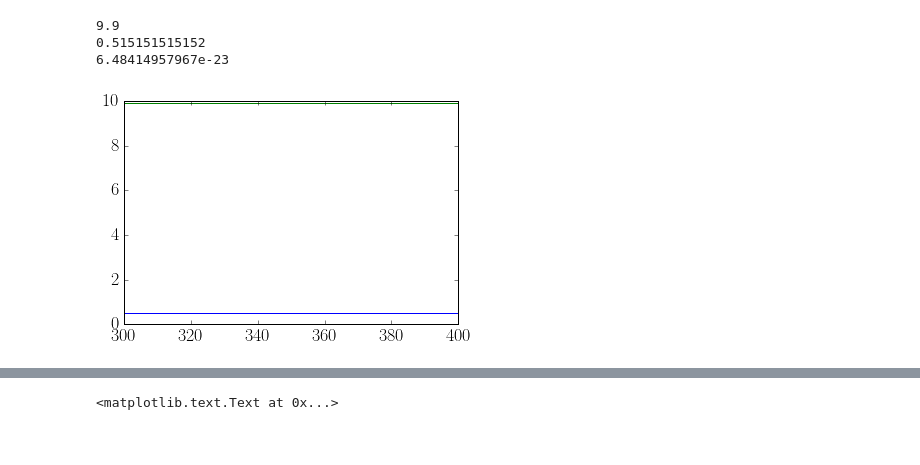
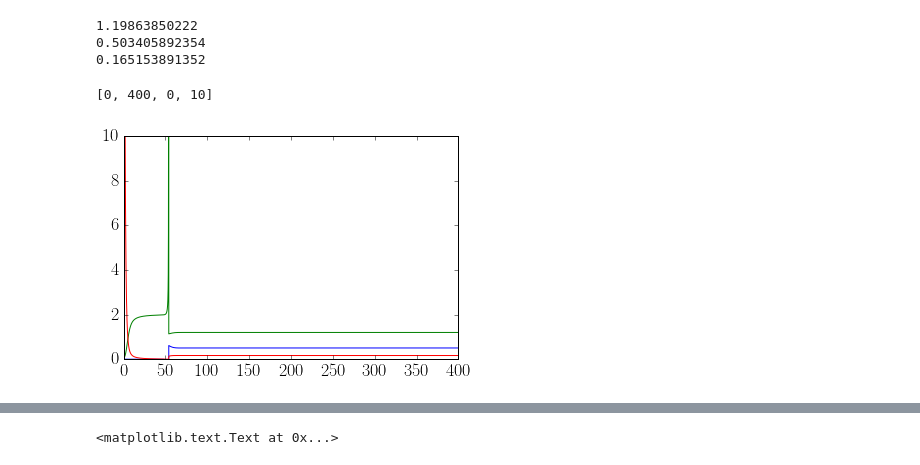
Before and after one commit to reand705/IGP, a Jupyter notebook: IGP_without_space.ipynb, the cells around one changed output, grey strips where cells are left out. Saved outputs shown, nothing was run; the diff lists cells and outputs as text; code cells hidden in the pictures.

```diff
--- a/IGP_without_space.ipynb
+++ b/IGP_without_space.ipynb
@@ -18,8 +18,8 @@ matplotlib.rcParams.update({'font.size': 18})
 #Integração - IGP sem espaço
 # %%
 #Discret tempo
-Tmax = 400
-N = 4000
+Tmax = 1000
+N = 20000
 # %%
 #lado direito das edos
 def ddt(y, t):
@@ -28,9 +28,9 @@ def ddt(y, t):
     C1 = y[1]
     C2 = y[2]
 
-    dRdt = mu - R*(1 + C1 + C2)
-    dC1dt = C1*(R - m1 - alpha*C2)
-    dC2dt = C2*(m2*gamma*R/m1 - m2 + beta*alpha*C1)
+    dRdt = mu - R*(phi + a1*C1 + a2*C2)
+    dC1dt = C1*(rho1*a1*R - m1 - alpha*C2)
+    dC2dt = C2*(rho2*a2*R - m2 + beta*alpha*C1)
 
     return np.r_[dRdt,dC1dt,dC2dt]
 # %%
@@ -59,15 +71,15 @@ def fixed_points():
 # %%
 #Integre um caso aqui
-mu = 15
+mu = 2
 phi = 1;
-alpha = 0.1;
+alpha = 0.9;
 gamma = 0.5;
-beta = 8;
-m1 = 1;
-m2 = 5;
+beta = 0.9;
+m1 = 1.05;
+m2 = 0.95;
 t = np.linspace(0,Tmax,N)
 #pop inicial
-R0,C10,C20 = 1.0,1.0,1.0
+R0,C10,C20 = 20.0,20.0,20.0
 y0 = np.r_[R0,C10,C20]
 
 sol = scipy.integrate.odeint(ddt,y0,t)
@@ -75,25 +87,26 @@ sol = np.array(sol)
 # %%
 #Pop no tempo
 alpha = 1.0
 beta = 8.0
 gamma = 0.5
-mu = 15
+mu = 1
 m = 9
 
-sol = np.load('IGP_without_space_m=%.2f,mu=%.2f,beta=%.2f.npy' %(m,mu,beta))
+#sol = np.load('IGP_without_space_m=%.2f,mu=%.2f,beta=%.2f.npy' %(m,mu,beta))
 
 R = sol[:,0]
 C1 = sol[:,1]
 C2 = sol[:,2]
-plt.plot(t[-1000:],R[-1000:], color = 'green')
-plt.plot(t[-1000:],C1[-1000:], color = 'blue')
-plt.plot(t[-1000:],C2[-1000:], color = 'red')
+plt.plot(t,R, color = 'green')
+plt.plot(t,C1, color = 'blue')
+plt.plot(t,C2, color = 'red')
 print R[-1]
 print C1[-1]
 print C2[-1]
-#plt.axis([0,Tmax,0,20])
+plt.axis([0,400,0,10])
 # %% [output]
-9.9
-0.515151515152
-6.48414957967e-23
+1.19863850222
+0.503405892354
+0.165153891352
+[0, 400, 0, 10]
-[figure, old version]
+[figure, new version]
```
Also changed, not shown: parts of 3 cells of this notebook.
